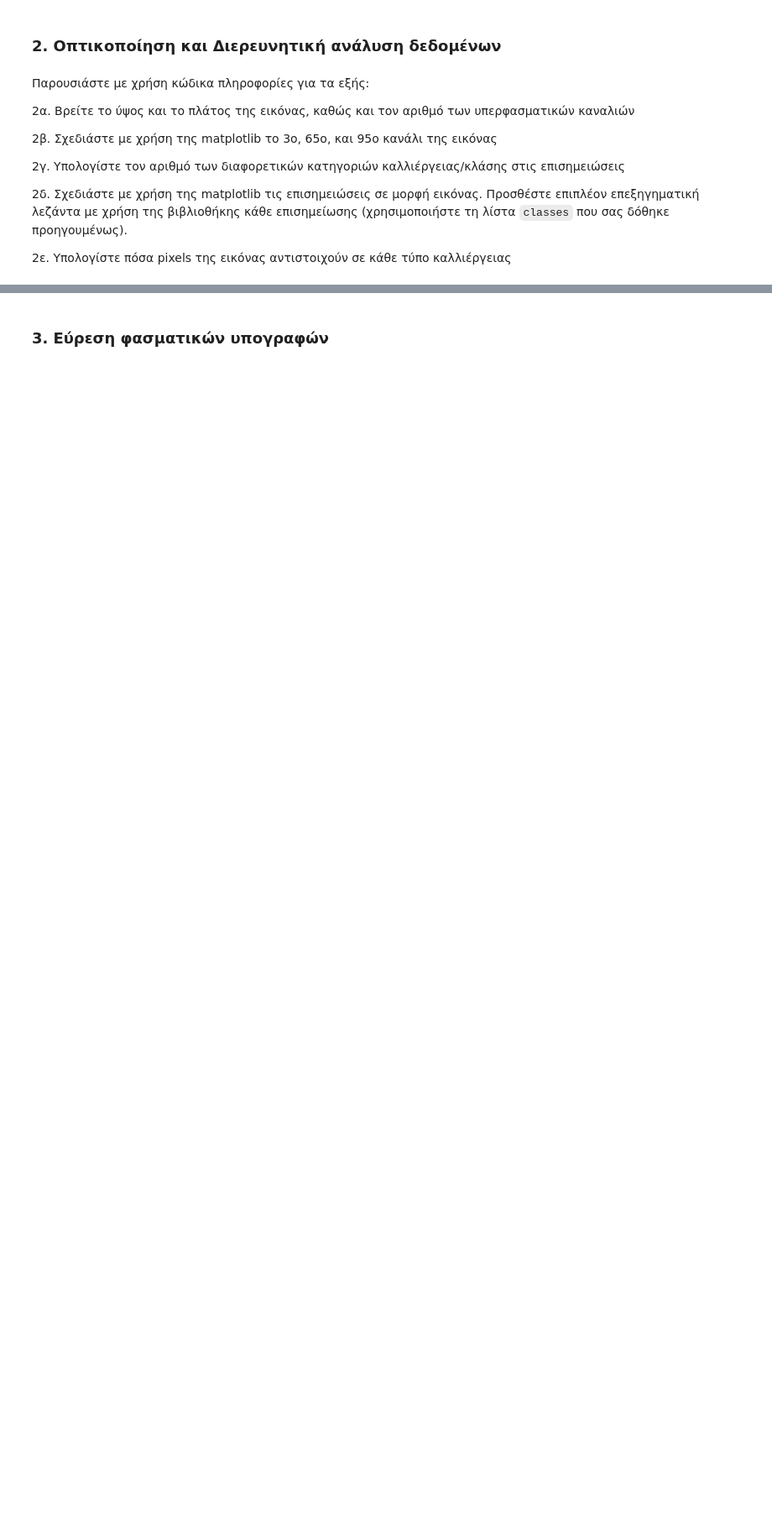
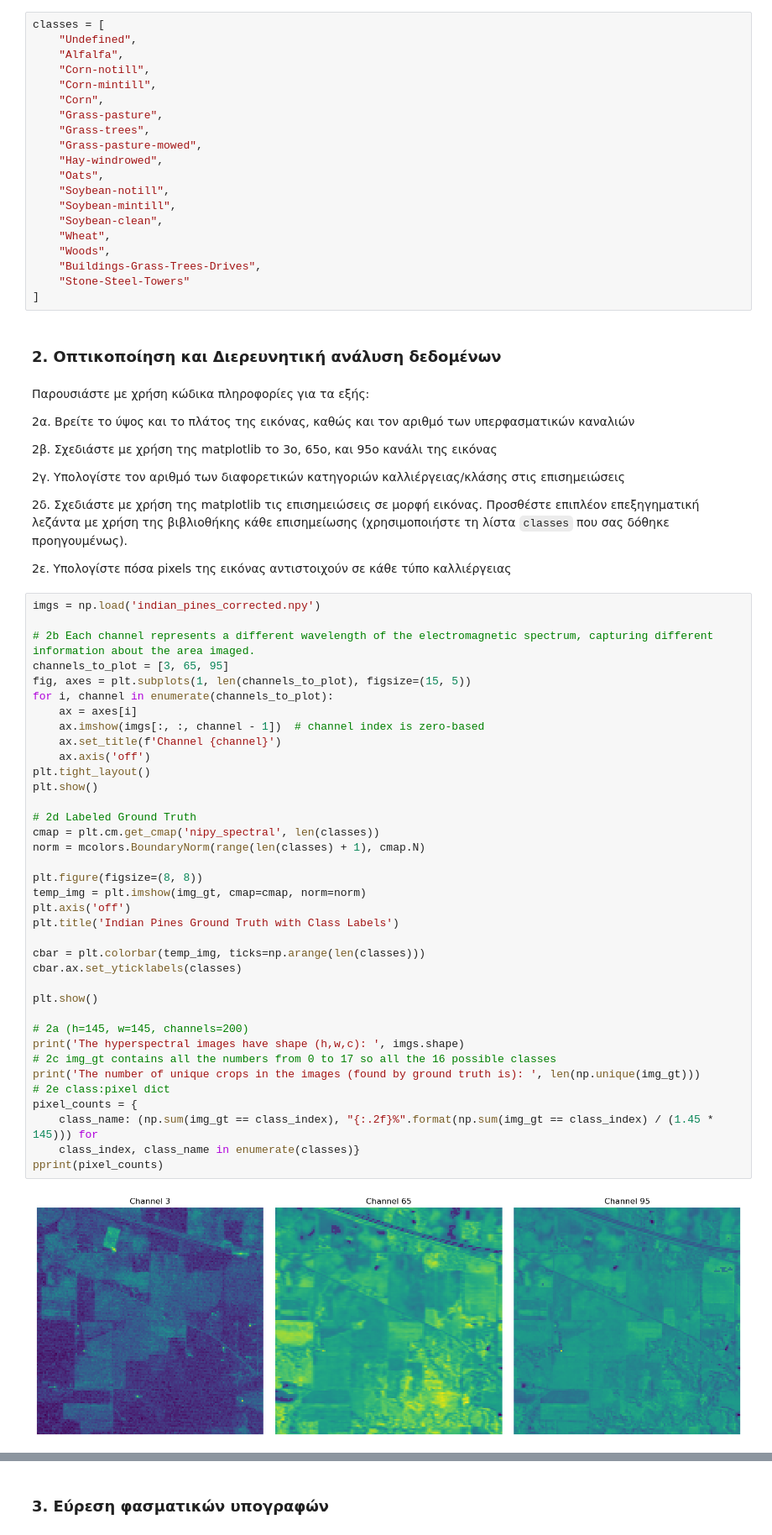
Before and after one commit to ElGreKost/Machine-Learning-Library, a Jupyter notebook: Lab2/ML23_labproject2_03120866_KakkavasPanagiotisKonstantinos.ipynb, the cells around one changed output, grey strips where cells are left out. Shown at 84% size. Saved outputs shown, nothing was run; the diff lists cells and outputs as text; blank space fills up the shorter version.

````diff
--- a/Lab2/ML23_labproject2_03120866_KakkavasPanagiotisKonstantinos.ipynb
+++ b/Lab2/ML23_labproject2_03120866_KakkavasPanagiotisKonstantinos.ipynb
@@ -43,6 +100,26 @@ classes = [
     "Stone-Steel-Towers"
 ]
 ```
+# %%
+classes = [
+    "Undefined",
+    "Alfalfa",
+    "Corn-notill",
+    "Corn-mintill",
+    "Corn",
+    "Grass-pasture",
+    "Grass-trees",
+    "Grass-pasture-mowed",
+    "Hay-windrowed",
+    "Oats",
+    "Soybean-notill",
+    "Soybean-mintill",
+    "Soybean-clean",
+    "Wheat",
+    "Woods",
+    "Buildings-Grass-Trees-Drives",
+    "Stone-Steel-Towers"
+]
 # %% [markdown]
 ### 2. Οπτικοποίηση και Διερευνητική ανάλυση δεδομένων
 # %% [markdown]
@@ -57,3 +134,42 @@ classes = [
 2δ. Σχεδιάστε με χρήση της matplotlib τις επισημειώσεις σε μορφή εικόνας. Προσθέστε επιπλέον επεξηγηματική λεζάντα με χρήση της βιβλιοθήκης κάθε επισημείωσης (χρησιμοποιήστε τη λίστα `classes` που σας δόθηκε προηγουμένως).
 
 2ε. Υπολογίστε πόσα pixels της εικόνας αντιστοιχούν σε κάθε τύπο καλλιέργειας
+# %%
+imgs = np.load('indian_pines_corrected.npy')
+
+# 2b Each channel represents a different wavelength of the electromagnetic spectrum, capturing different information about the area imaged.
+channels_to_plot = [3, 65, 95]
+fig, axes = plt.subplots(1, len(channels_to_plot), figsize=(15, 5))
+for i, channel in enumerate(channels_to_plot):
+    ax = axes[i]
+    ax.imshow(imgs[:, :, channel - 1])  # channel index is zero-based
+    ax.set_title(f'Channel {channel}')
+    ax.axis('off')
+plt.tight_layout()
+plt.show()
+
+# 2d Labeled Ground Truth
+cmap = plt.cm.get_cmap('nipy_spectral', len(classes))
+norm = mcolors.BoundaryNorm(range(len(classes) + 1), cmap.N)
+
+plt.figure(figsize=(8, 8))
+temp_img = plt.imshow(img_gt, cmap=cmap, norm=norm)
+plt.axis('off')
+plt.title('Indian Pines Ground Truth with Class Labels')
+
+cbar = plt.colorbar(temp_img, ticks=np.arange(len(classes)))
+cbar.ax.set_yticklabels(classes)
+
+plt.show()
+
+# 2a (h=145, w=145, channels=200)
+print('The hyperspectral images have shape (h,w,c): ', imgs.shape)
+# 2c img_gt contains all the numbers from 0 to 17 so all the 16 possible classes
+print('The number of unique crops in the images (found by ground truth is): ', len(np.unique(img_gt)))
+# 2e class:pixel dict
+pixel_counts = {
+    class_name: (np.sum(img_gt == class_index), "{:.2f}%".format(np.sum(img_gt == class_index) / (1.45 * 145))) for
+    class_index, class_name in enumerate(classes)}
+pprint(pixel_counts)
+# %% [output]
+[figure, added]
````
Also changed, not shown: parts of 9 cells of this notebook.
